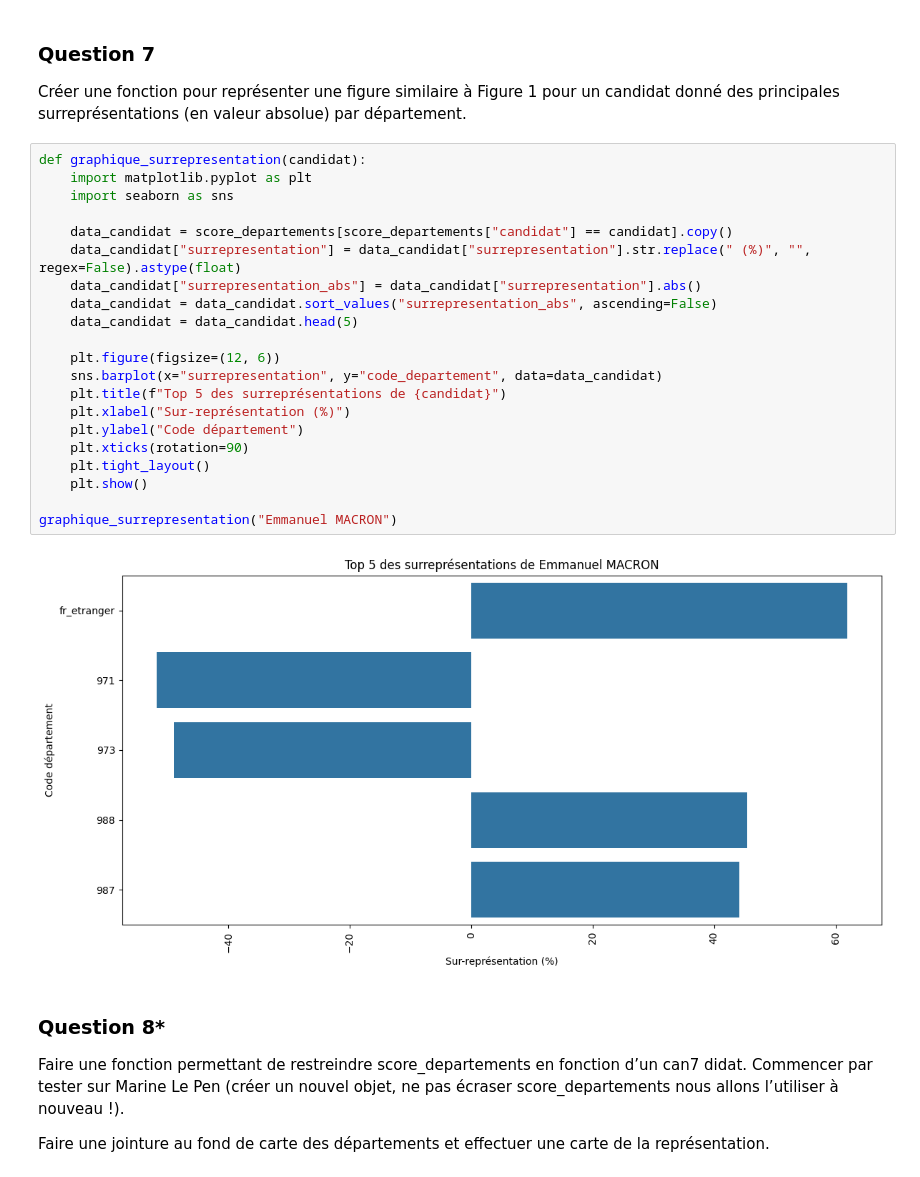
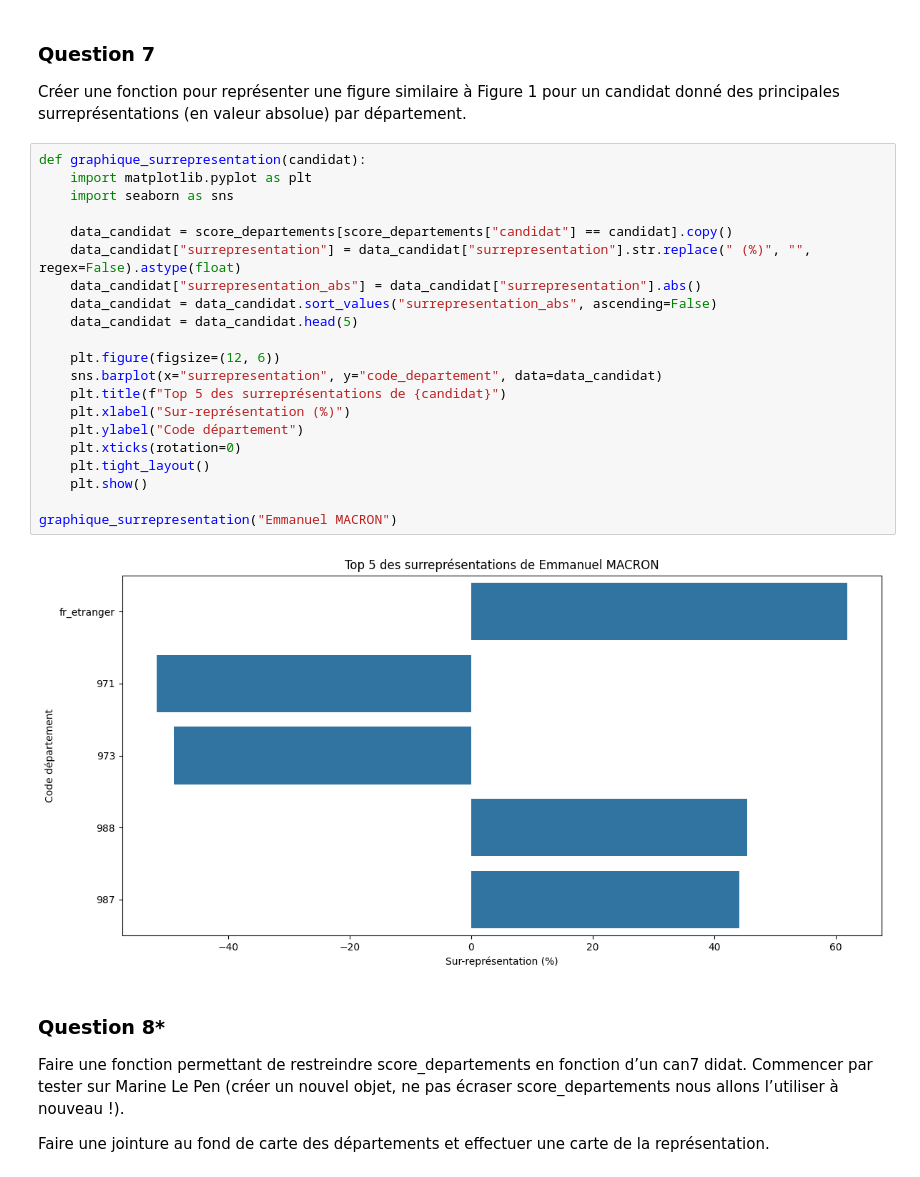
Before and after one commit to LR-Matteo/DM-Python-DataScience, a Jupyter notebook: DM_elections.ipynb, the cells around one changed output. Cells and saved outputs as stored; diff of their text form.

```diff
--- a/DM_elections.ipynb
+++ b/DM_elections.ipynb
@@ -296,26 +303,26 @@ principales surreprésentations (en valeur absolue) par département.
 # %%
 def graphique_surrepresentation(candidat):
     import matplotlib.pyplot as plt
     import seaborn as sns
 
     data_candidat = score_departements[score_departements["candidat"] == candidat].copy()
     data_candidat["surrepresentation"] = data_candidat["surrepresentation"].str.replace(" (%)", "", regex=False).astype(float)
     data_candidat["surrepresentation_abs"] = data_candidat["surrepresentation"].abs()
     data_candidat = data_candidat.sort_values("surrepresentation_abs", ascending=False)
     data_candidat = data_candidat.head(5)
 
     plt.figure(figsize=(12, 6))
     sns.barplot(x="surrepresentation", y="code_departement", data=data_candidat)
     plt.title(f"Top 5 des surreprésentations de {candidat}")
     plt.xlabel("Sur-représentation (%)")
     plt.ylabel("Code département")
-    plt.xticks(rotation=90)
+    plt.xticks(rotation=0)
     plt.tight_layout()
     plt.show()
 
 graphique_surrepresentation("Emmanuel MACRON")
 # %% [output]
-[figure, old version]
+[figure, new version]
 # %% [markdown]
 ### Question 8*
 
```
Also changed, not shown: parts of 6 cells of this notebook, 1 other file.
